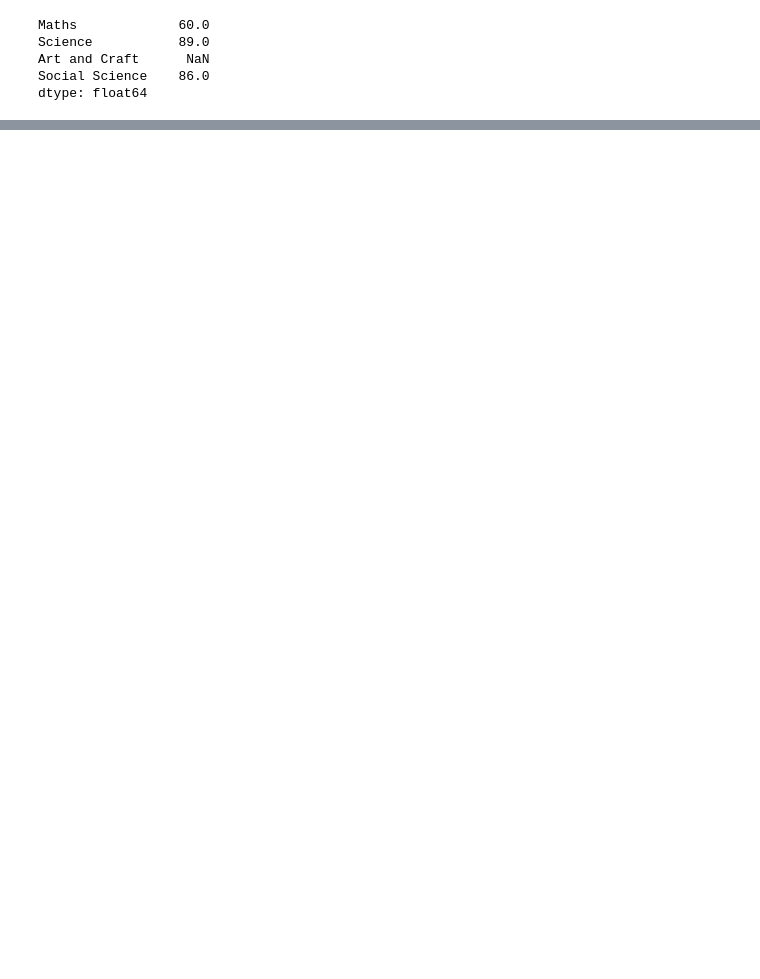
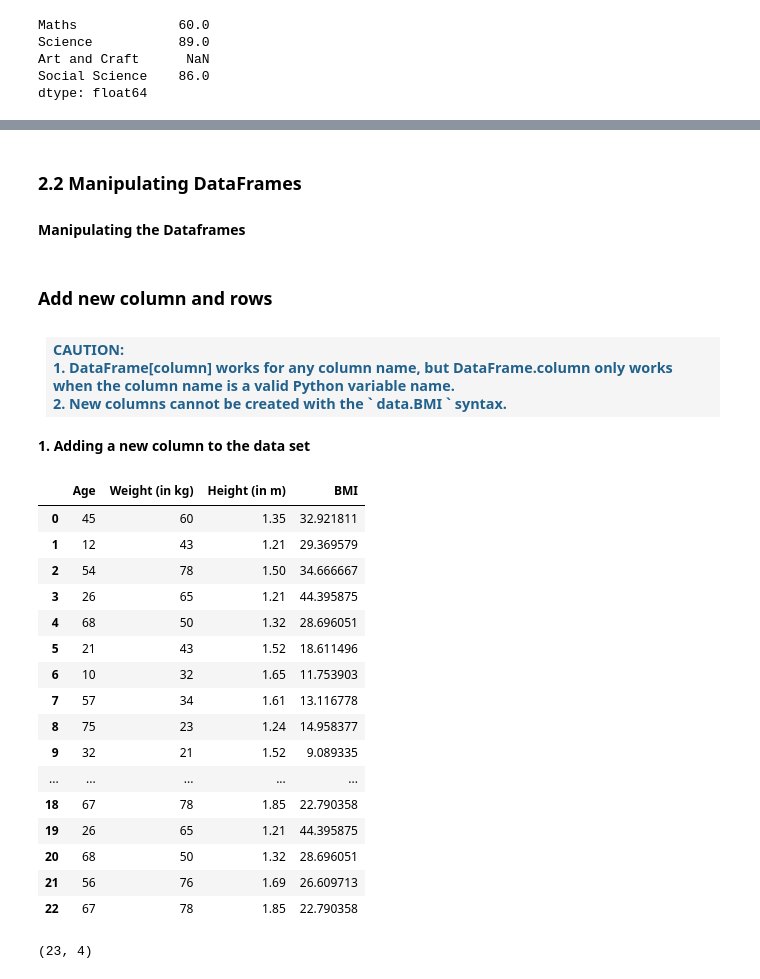
Before and after one commit to gilbertosg/data-science-ML, a Jupyter notebook: 2-Foundations-of-Data-Science/2-Pandas.ipynb, the cells around one changed output, grey strips where cells are left out. Drawn from its saved outputs; the diff is of its cells as text; code cells hidden in the pictures; blank space fills up the shorter version.

```diff
--- a/2-Foundations-of-Data-Science/2-Pandas.ipynb
+++ b/2-Foundations-of-Data-Science/2-Pandas.ipynb
@@ -141,0 +342,48 @@ dtype: float64
+# %% [markdown]
+<a id="manipulatingDF"> </a>
+### 2.2  Manipulating DataFrames
+#### Manipulating the Dataframes
+# %% [markdown]
+### Add new column and rows
+# %% [markdown]
+<table align="left">
+    <tr>
+        <td>
+            <div align="left", style="font-size:120%">
+                <font color="#21618C">
+                    <b> CAUTION:<br>
+                        1. DataFrame[column] works for any column name, but DataFrame.column only works when the column name is a valid Python variable name.<br>
+                        2. New columns cannot be created with the ` data.BMI ` syntax.
+                    </b>
+                </font>
+            </div>
+        </td>
+    </tr>
+</table>
+# %% [markdown]
+**1. Adding a new column to the data set**
+# %%
+data["BMI"] = data["Weight (in kg)"] / data["Height (in m)"]**2
+data
+# %% [output]
+|  | Age | Weight (in kg) | Height (in m) | BMI |
+| 0 | 45 | 60 | 1.35 | 32.921811 |
+| 1 | 12 | 43 | 1.21 | 29.369579 |
+| 2 | 54 | 78 | 1.50 | 34.666667 |
+| 3 | 26 | 65 | 1.21 | 44.395875 |
+| 4 | 68 | 50 | 1.32 | 28.696051 |
+| 5 | 21 | 43 | 1.52 | 18.611496 |
+| 6 | 10 | 32 | 1.65 | 11.753903 |
+| 7 | 57 | 34 | 1.61 | 13.116778 |
+| 8 | 75 | 23 | 1.24 | 14.958377 |
+| 9 | 32 | 21 | 1.52 | 9.089335 |
+| ... | ... | ... | ... | ... |
+| 18 | 67 | 78 | 1.85 | 22.790358 |
+| 19 | 26 | 65 | 1.21 | 44.395875 |
+| 20 | 68 | 50 | 1.32 | 28.696051 |
+| 21 | 56 | 76 | 1.69 | 26.609713 |
+| 22 | 67 | 78 | 1.85 | 22.790358 |
+# %%
+data.shape
+# %% [output]
+(23, 4)
```
Also changed, not shown: parts of 72 cells of this notebook, 2 other files.
